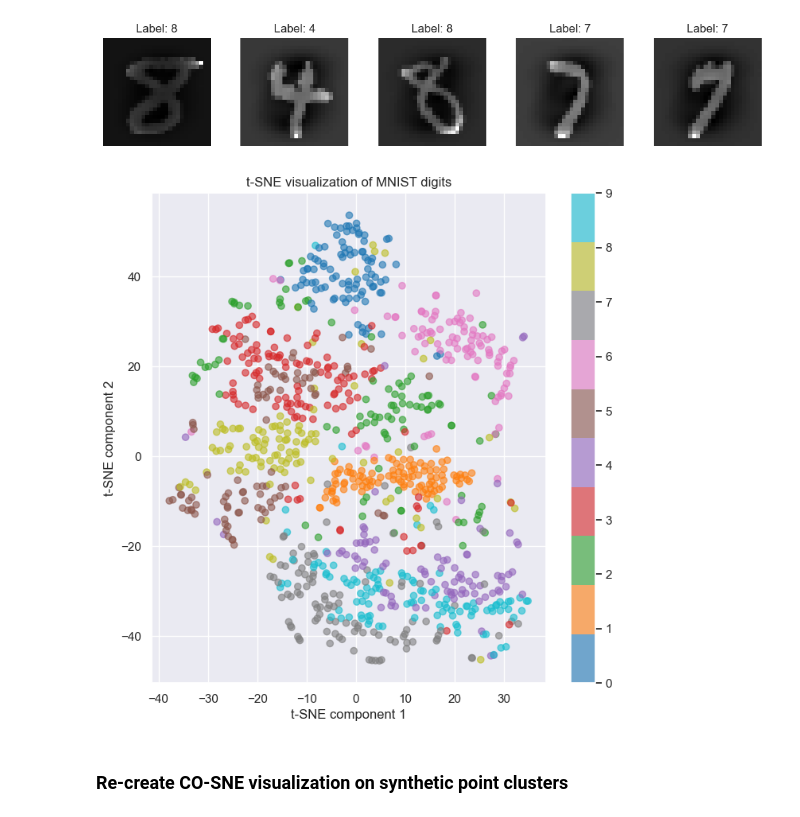
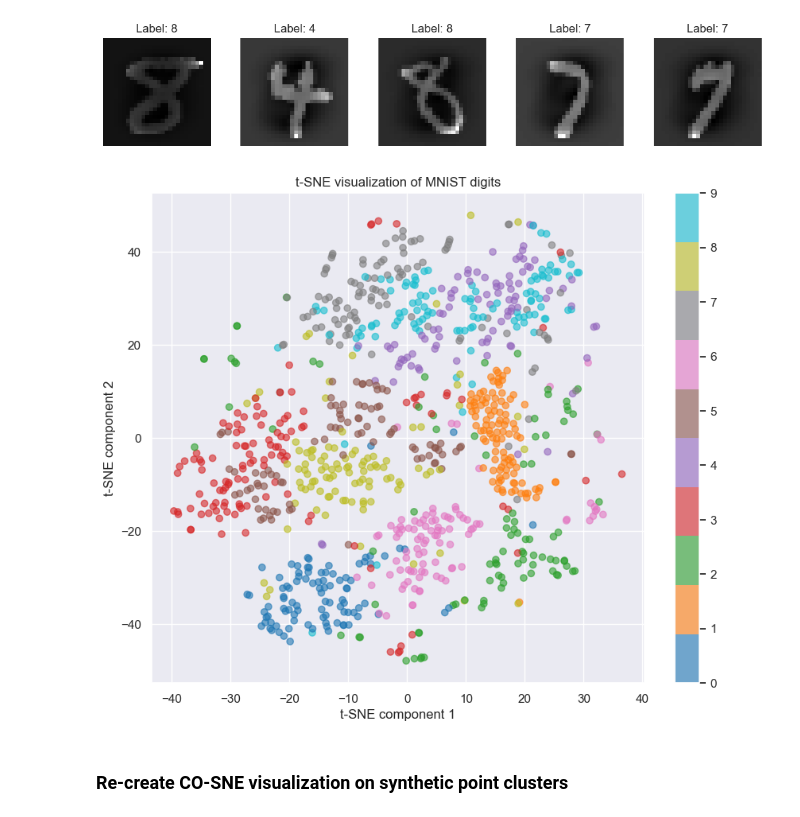
Before and after one commit to qc2321/PS-SNE, a Jupyter notebook: ps_sne.ipynb, the cells around one changed output. Saved outputs shown, nothing was run; the diff lists cells and outputs as text; code cells hidden in the pictures.

Commit message:
Added some final plots

```diff
--- a/ps_sne.ipynb
+++ b/ps_sne.ipynb
@@ -86,23 +86,21 @@ Loaded MNIST data with shape: (1000, 784)
 Number of classes: 10
 [figure]
 # %%
-tsne_model = tsne.TSNE(n_components=2,
-            perplexity=30,
-            random_state=42)
+tsne_model = tsne.TSNE(n_components=2, perplexity=30, early_exaggeration=20.0, learning_rate=200.0, random_state=3)
 X_tsne = tsne_model.fit_transform(X_mnist)
 # %%
-plt.figure(figsize=(8, 8))
+plt.figure(figsize=(10, 8))
 scatter = plt.scatter(X_tsne[:, 0], X_tsne[:, 1],
                         c=y_mnist.astype(int),
                         cmap='tab10',
                         alpha=0.6)
 plt.colorbar(scatter)
 plt.title('t-SNE visualization of MNIST digits')
 plt.xlabel('t-SNE component 1')
 plt.ylabel('t-SNE component 2')
 plt.show()
 # %% [output]
-[figure, old version]
+[figure, new version]
 # %% [markdown]
 ### Re-create CO-SNE visualization on synthetic point clusters
 # %%
```
Also changed, not shown: parts of 16 cells of this notebook, 5 other files.
